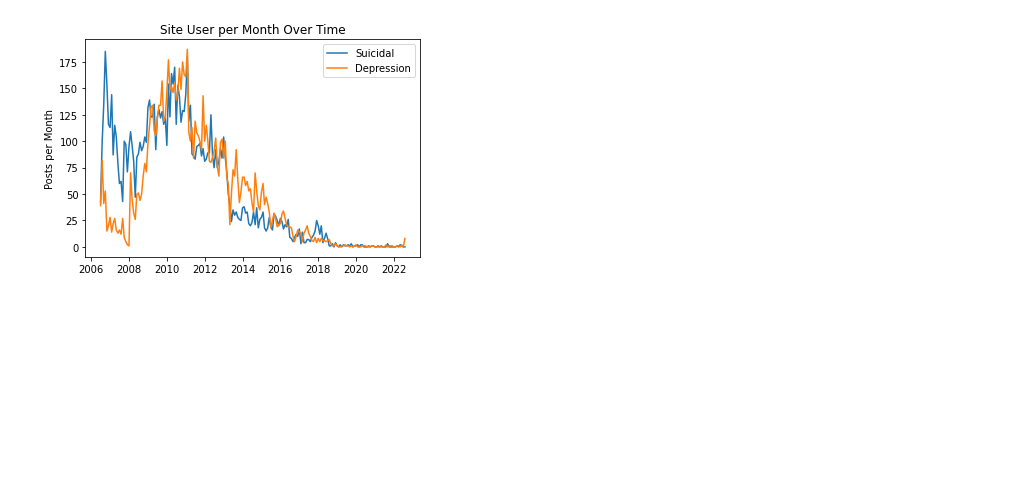
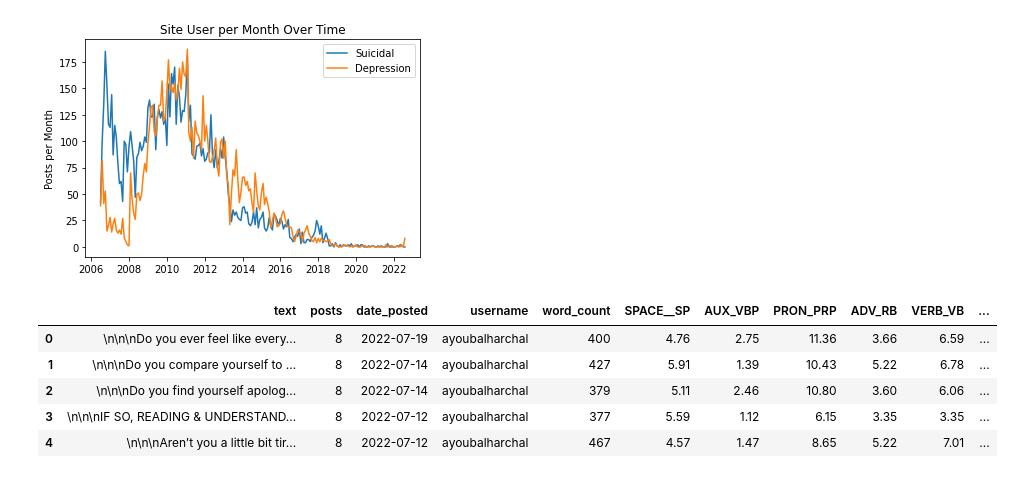
Before and after one commit to yonilevinepenn/MCIT545-Final-Project, a Jupyter notebook: data_exploration.ipynb, the cells around one changed output. Cells and saved outputs as stored; diff of their text form; code cells hidden in the pictures; blank space fills up the shorter version.

```diff
--- a/data_exploration.ipynb
+++ b/data_exploration.ipynb
@@ -486,6 +487,19 @@ plt.legend()
 plt.show()
 # %% [output]
 [figure]
+# %%
+depression_full.drop(columns=['readability_score'],inplace=True)
+# %%
+depression_full.dropna(subset=['username','text','clean_text'],inplace=True)
+# %%
+depression_full.head()
+# %% [output]
+|  | text | posts | date_posted | username | word_count | SPACE__SP | AUX_VBP | PRON_PRP | ADV_RB | VERB_VB | ... |
+| 0 | \n\n\nDo you ever feel like every... | 8 | 2022-07-19 | ayoubalharchal | 400 | 4.76 | 2.75 | 11.36 | 3.66 | 6.59 | ... |
+| 1 | \n\n\nDo you compare yourself to ... | 8 | 2022-07-14 | ayoubalharchal | 427 | 5.91 | 1.39 | 10.43 | 5.22 | 6.78 | ... |
+| 2 | \n\n\nDo you find yourself apolog... | 8 | 2022-07-14 | ayoubalharchal | 379 | 5.11 | 2.46 | 10.80 | 3.60 | 6.06 | ... |
+| 3 | \n\n\nIF SO, READING & UNDERSTAND... | 8 | 2022-07-12 | ayoubalharchal | 377 | 5.59 | 1.12 | 6.15 | 3.35 | 3.35 | ... |
+| 4 | \n\n\nAren’t you a little bit tir... | 8 | 2022-07-12 | ayoubalharchal | 467 | 4.57 | 1.47 | 8.65 | 5.22 | 7.01 | ... |
 # %%
 depression_full.isna().sum()
 # %% [output]
```
Also changed, not shown: parts of 22 cells of this notebook, 2 other files.
